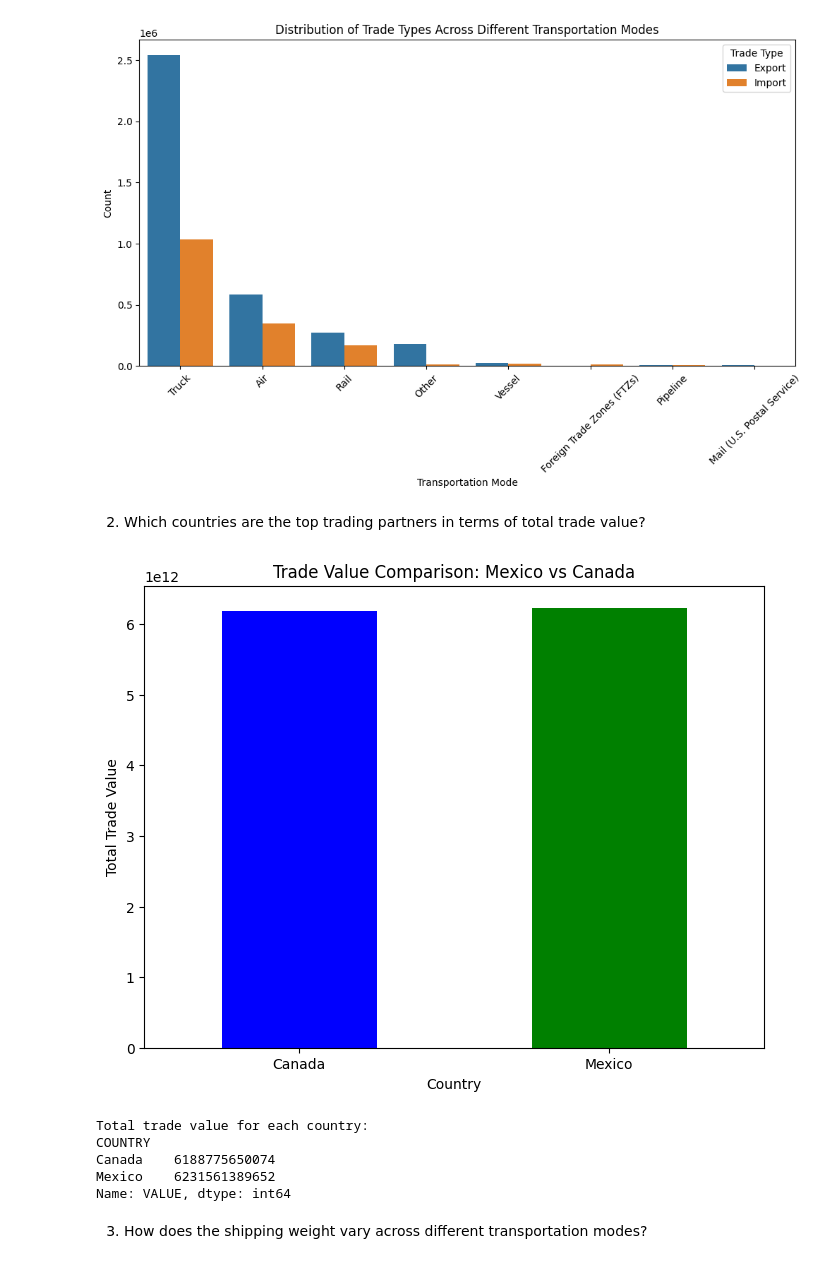
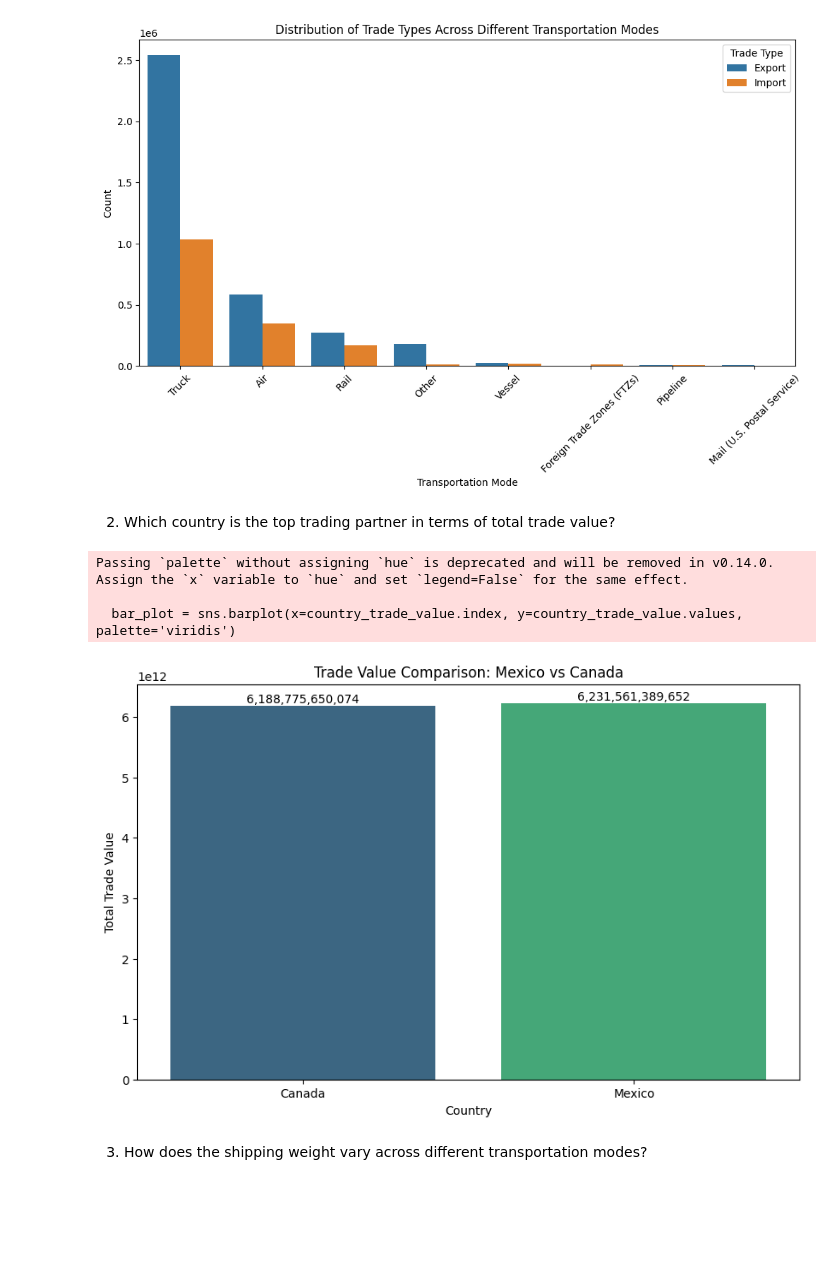
Before and after one commit to Victor-Osei/TransBorder-Freight-Data-Analysis, a Jupyter notebook: mainnew.ipynb, the cells around one changed output. Cells and saved outputs as stored; diff of their text form; code cells hidden in the pictures; blank space fills up the shorter version.

```diff
--- a/mainnew.ipynb
+++ b/mainnew.ipynb
@@ -1493,31 +1493,29 @@ plt.show()
 # %% [output]
 [figure]
 # %% [markdown]
-2. Which countries are the top trading partners in terms of total trade value?
+2. Which country is the top trading partner in terms of total trade value?
 # %%
 # Calculate the total trade value for each country
 country_trade_value = dfn.groupby('COUNTRY')['VALUE'].sum()
 
 # Plot the trade value for Mexico and Canada
-plt.figure(figsize=(8, 6))
-country_trade_value.plot(kind='bar', color=['blue', 'green'])
+plt.figure(figsize=(10, 6))
+bar_plot = sns.barplot(x=country_trade_value.index, y=country_trade_value.values, palette='viridis')
 plt.title('Trade Value Comparison: Mexico vs Canada')
 plt.xlabel('Country')
 plt.ylabel('Total Trade Value')
 plt.xticks(rotation=0)
+
+# Annotate the bars with the trade value
+for index, value in enumerate(country_trade_value.values):
+    plt.text(index, value, f'{value:,.0f}', ha='center', va='bottom')
+
 plt.show()
 # %% [output]
+Passing `palette` without assigning `hue` is deprecated and will be removed in v0.14.0. Assign the `x` variable to `hue` and set `legend=False` for the same effect.
+
+  bar_plot = sns.barplot(x=country_trade_value.index, y=country_trade_value.values, palette='viridis')
-[figure, old version]
+[figure, new version]
-# %%
-# Display the results
-print("Total trade value for each country:")
-print(country_trade_value)
-# %% [output]
-Total trade value for each country:
-COUNTRY
-Canada    6188775650074
-Mexico    6231561389652
-Name: VALUE, dtype: int64
 # %% [markdown]
 3. How does the shipping weight vary across different transportation modes?
 # %%
```
Also changed, not shown: parts of 2 cells of this notebook, 1 other file.
